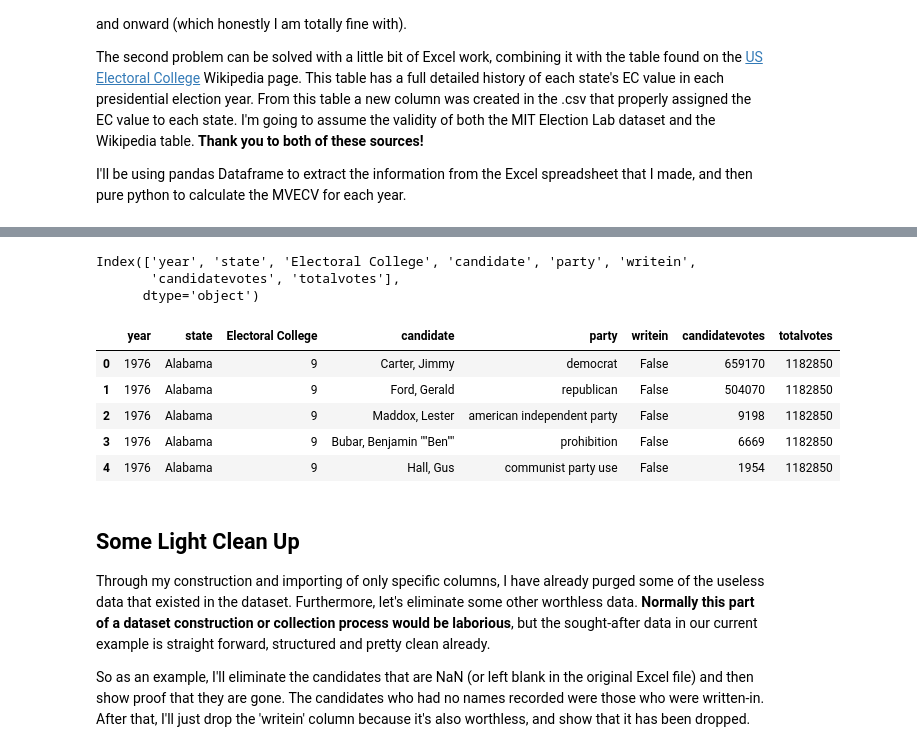
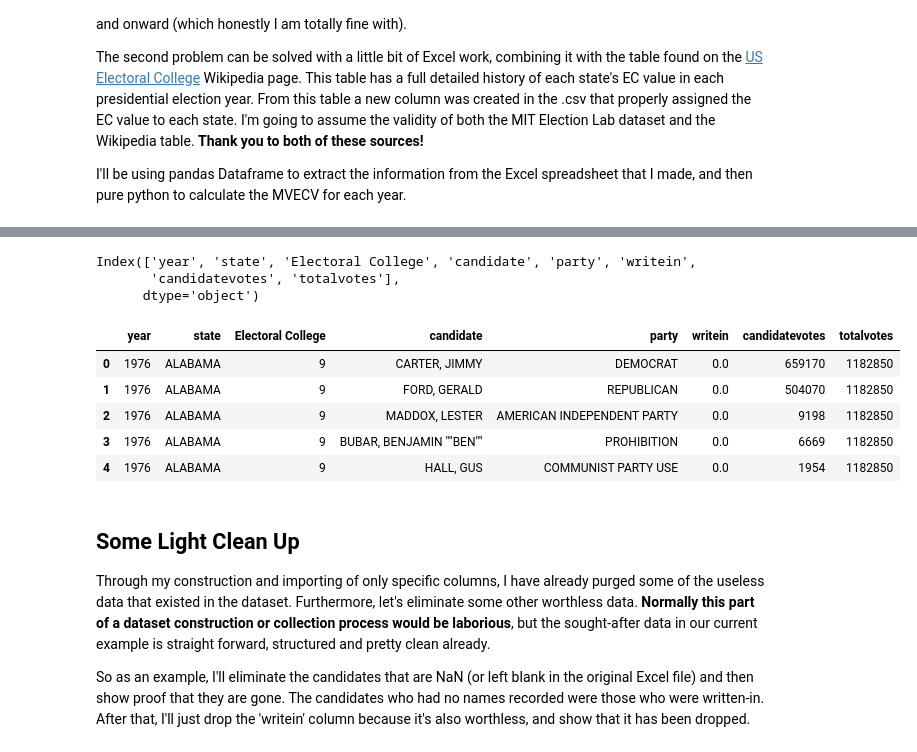
Before and after one commit to mayhemsloth/MVECV, a Jupyter notebook: Marginal-Votes-for-Electoral-College-Victory-Notebook.ipynb, the cells around one changed output, grey strips where cells are left out. Cells and saved outputs as stored; diff of their text form; code cells hidden in the pictures.

```diff
--- a/Marginal-Votes-for-Electoral-College-Victory-Notebook.ipynb
+++ b/Marginal-Votes-for-Electoral-College-Victory-Notebook.ipynb
@@ -54,29 +55,30 @@ Drive already mounted at /content/gdrive; to attempt to forcibly remount, call d
 # %%
 import numpy as np
 import pandas as pd
 import matplotlib.pyplot as plt
 import matplotlib.ticker as mpltick
 
 # filepath and the column names to be read into the Dataframe
-xlsx_fp = '1976-2016-president new columns.xlsx'
-usecols_names = ['year', 'state', 'Electoral College', 'candidate', 'party', 'writein', 'candidatevotes', 'totalvotes']
+xlsx_fp = '1976-2020-president.xlsx'
+usecols_names = ['year', 'state', 'Electoral College', 'candidate', 'party_detailed', 'writein', 'candidatevotes', 'totalvotes']
 
 # reading the xlsx file using pandas into a Dataframe
-raw = pd.read_excel(io = xlsx_fp, sheet_name = '1976-2016-president', usecols=usecols_names)
+raw = pd.read_excel(io = xlsx_fp, sheet_name = '1976-2020-president', usecols=usecols_names)
+raw = raw.rename(columns = {'party_detailed': 'party'})  # rename the party_detailed column to just party
 
 # ensure the columns are as we expect and print the head of the df
 print(raw.columns)
 raw.head()
 # %% [output]
 Index(['year', 'state', 'Electoral College', 'candidate', 'party', 'writein',
        'candidatevotes', 'totalvotes'],
       dtype='object')
 |  | year | state | Electoral College | candidate | party | writein | candidatevotes | totalvotes |
-| 0 | 1976 | Alabama | 9 | Carter, Jimmy | democrat | False | 659170 | 1182850 |
-| 1 | 1976 | Alabama | 9 | Ford, Gerald | republican | False | 504070 | 1182850 |
-| 2 | 1976 | Alabama | 9 | Maddox, Lester | american independent party | False | 9198 | 1182850 |
-| 3 | 1976 | Alabama | 9 | Bubar, Benjamin ""Ben"" | prohibition | False | 6669 | 1182850 |
-| 4 | 1976 | Alabama | 9 | Hall, Gus | communist party use | False | 1954 | 1182850 |
+| 0 | 1976 | ALABAMA | 9 | CARTER, JIMMY | DEMOCRAT | 0.0 | 659170 | 1182850 |
+| 1 | 1976 | ALABAMA | 9 | FORD, GERALD | REPUBLICAN | 0.0 | 504070 | 1182850 |
+| 2 | 1976 | ALABAMA | 9 | MADDOX, LESTER | AMERICAN INDEPENDENT PARTY | 0.0 | 9198 | 1182850 |
+| 3 | 1976 | ALABAMA | 9 | BUBAR, BENJAMIN ""BEN"" | PROHIBITION | 0.0 | 6669 | 1182850 |
+| 4 | 1976 | ALABAMA | 9 | HALL, GUS | COMMUNIST PARTY USE | 0.0 | 1954 | 1182850 |
 # %% [markdown]
 ## **Some Light Clean Up**
 Through my construction and importing of only specific columns, I have already purged some of the useless data that existed in the dataset. Furthermore, let's eliminate some other worthless data. **Normally this part of a dataset construction or collection process would be laborious**, but the sought-after data in our current example is straight forward, structured and pretty clean already.
```
Also changed, not shown: parts of 22 cells of this notebook, 11 other files.
